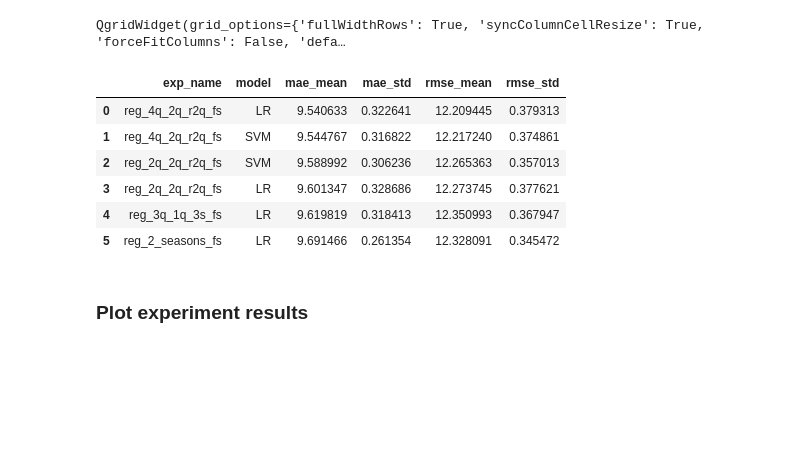
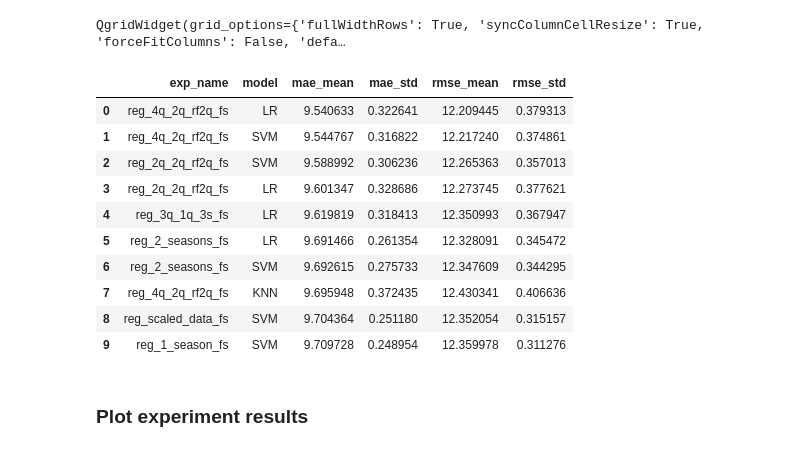
Before and after one commit to ncalderon/nba-predictor, a Jupyter notebook: nba_point_spread_reg.ipynb, the cells around one changed output. Drawn from its saved outputs; the diff is of its cells as text; code cells hidden in the pictures; blank space fills up the shorter version.

```diff
--- a/nba_point_spread_reg.ipynb
+++ b/nba_point_spread_reg.ipynb
@@ -922,15 +855,19 @@ QgridWidget(grid_options={'fullWidthRows': True, 'syncColumnCellResize': True, '
 # %%
 ba_df.sort_values(
     by=["mae_mean"]
-    , ascending=True)[:6].reset_index().drop(labels=["index"], axis=1)
+    , ascending=True)[:10].reset_index().drop(labels=["index"], axis=1)
 # %% [output]
 |  | exp_name | model | mae_mean | mae_std | rmse_mean | rmse_std |
-| 0 | reg_4q_2q_r2q_fs | LR | 9.540633 | 0.322641 | 12.209445 | 0.379313 |
-| 1 | reg_4q_2q_r2q_fs | SVM | 9.544767 | 0.316822 | 12.217240 | 0.374861 |
-| 2 | reg_2q_2q_r2q_fs | SVM | 9.588992 | 0.306236 | 12.265363 | 0.357013 |
-| 3 | reg_2q_2q_r2q_fs | LR | 9.601347 | 0.328686 | 12.273745 | 0.377621 |
+| 0 | reg_4q_2q_rf2q_fs | LR | 9.540633 | 0.322641 | 12.209445 | 0.379313 |
+| 1 | reg_4q_2q_rf2q_fs | SVM | 9.544767 | 0.316822 | 12.217240 | 0.374861 |
+| 2 | reg_2q_2q_rf2q_fs | SVM | 9.588992 | 0.306236 | 12.265363 | 0.357013 |
+| 3 | reg_2q_2q_rf2q_fs | LR | 9.601347 | 0.328686 | 12.273745 | 0.377621 |
 | 4 | reg_3q_1q_3s_fs | LR | 9.619819 | 0.318413 | 12.350993 | 0.367947 |
 | 5 | reg_2_seasons_fs | LR | 9.691466 | 0.261354 | 12.328091 | 0.345472 |
+| 6 | reg_2_seasons_fs | SVM | 9.692615 | 0.275733 | 12.347609 | 0.344295 |
+| 7 | reg_4q_2q_rf2q_fs | KNN | 9.695948 | 0.372435 | 12.430341 | 0.406636 |
+| 8 | reg_scaled_data_fs | SVM | 9.704364 | 0.251180 | 12.352054 | 0.315157 |
+| 9 | reg_1_season_fs | SVM | 9.709728 | 0.248954 | 12.359978 | 0.311276 |
 # %% [markdown]
 ### Plot experiment results
 # %% [markdown]
```
Also changed, not shown: parts of 21 cells of this notebook, 1 other file.
